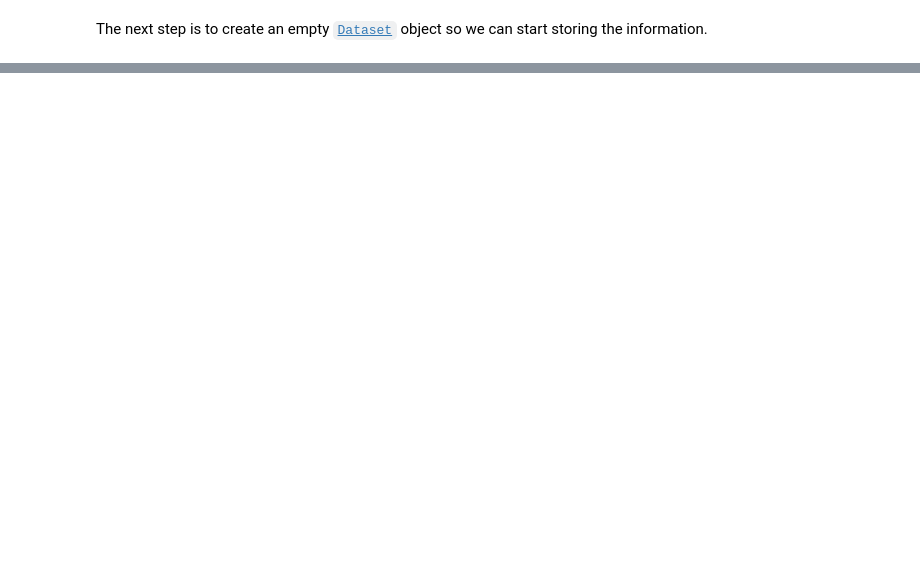
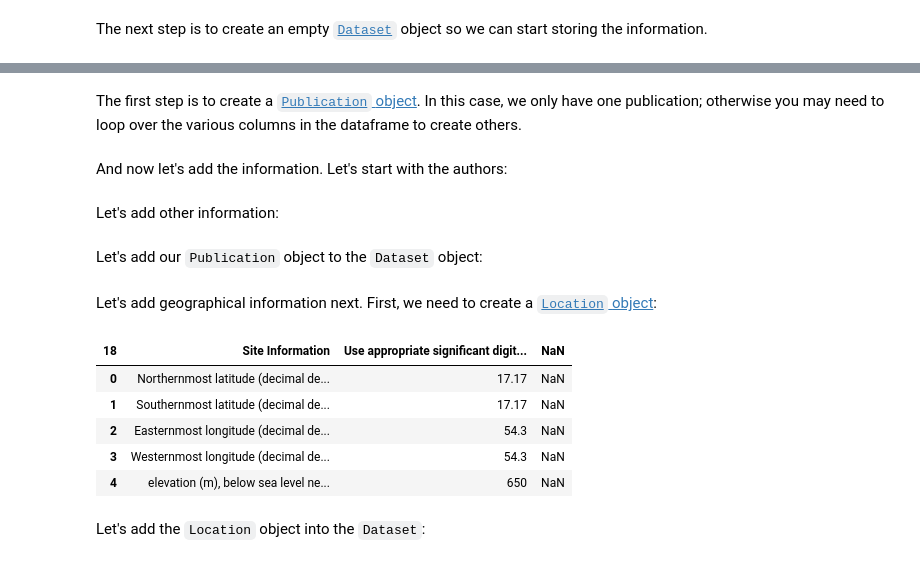
Before and after one commit to LinkedEarth/pylipdTutorials, a Jupyter notebook: notebooks/L3_create_template.ipynb, the cells around one changed output, grey strips where cells are left out. Saved outputs shown, nothing was run; the diff lists cells and outputs as text; code cells hidden in the pictures; blank space fills up the shorter version.

```diff
--- a/notebooks/L3_create_template.ipynb
+++ b/notebooks/L3_create_template.ipynb
@@ -128,0 +220,2 @@ ds = Dataset()
+# %% [markdown]
+The first step is to create a [`Publication` object](https://pylipd.readthedocs.io/en/latest/api.html#pylipd.classes.publication.Publication). In this case, we only have one publication; otherwise you may need to loop over the various columns in the dataframe to create others.
@@ -128,0 +224,2 @@ ds = Dataset()
+# %% [markdown]
+And now let's add the information. Let's start with the authors:
@@ -128,0 +245,2 @@ ds = Dataset()
+# %% [markdown]
+Let's add other information:
@@ -128,0 +253,2 @@ ds = Dataset()
+# %% [markdown]
+Let's add our `Publication` object to the `Dataset` object:
@@ -128,0 +257,2 @@ ds = Dataset()
+# %% [markdown]
+Let's add geographical information next. First, we need to create a [`Location` object](https://pylipd.readthedocs.io/en/latest/api.html#pylipd.classes.location.Location):
@@ -128,0 +261,9 @@ ds = Dataset()
+# %%
+geo
+# %% [output]
+| 18 | Site Information | Use appropriate significant digit... | NaN |
+| 0 | Northernmost latitude (decimal de... | 17.17 | NaN |
+| 1 | Southernmost latitude (decimal de... | 17.17 | NaN |
+| 2 | Easternmost longitude (decimal de... | 54.3 | NaN |
+| 3 | Westernmost longitude (decimal de... | 54.3 | NaN |
+| 4 | elevation (m), below sea level ne... | 650 | NaN |
@@ -128,0 +274,2 @@ ds = Dataset()
+# %% [markdown]
+Let's add the `Location` object into the `Dataset`:
```
Also changed, not shown: parts of 82 cells of this notebook, 2 other files.
